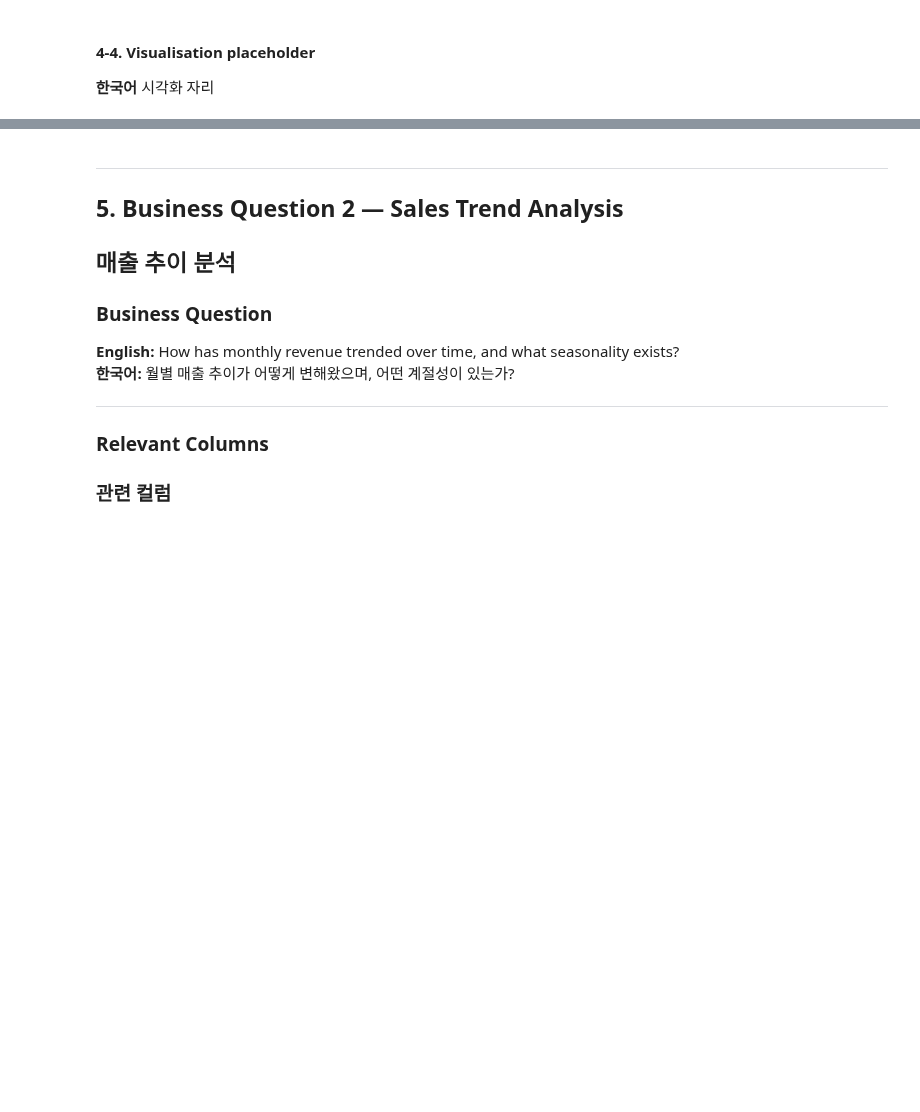
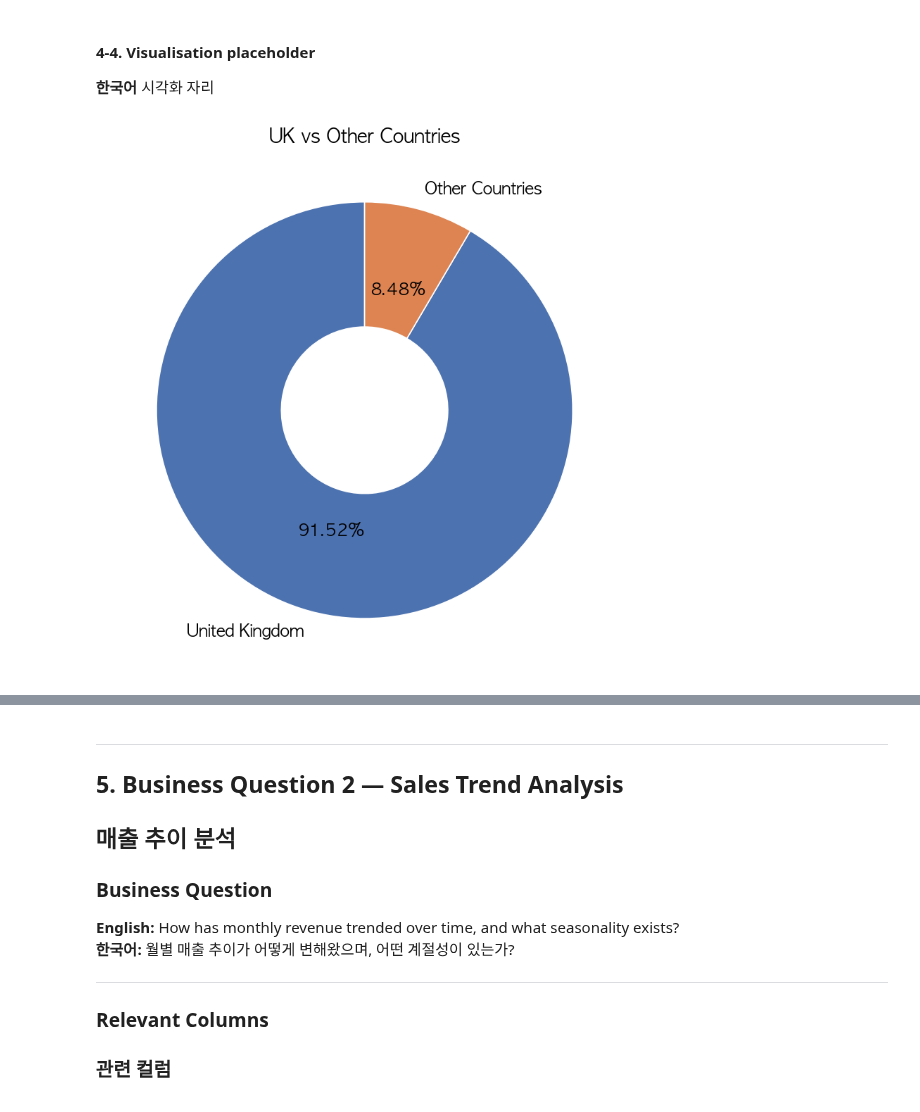
Before and after one commit to BookiChoi/BA-Portfolio, a Jupyter notebook: Projects/Cornerstone_Data_Pipeline/notebooks/business_eda.ipynb, the cells around one changed output, grey strips where cells are left out. Saved outputs shown, nothing was run; the diff lists cells and outputs as text; code cells hidden in the pictures; blank space fills up the shorter version.

```diff
--- a/Projects/Cornerstone_Data_Pipeline/notebooks/business_eda.ipynb
+++ b/Projects/Cornerstone_Data_Pipeline/notebooks/business_eda.ipynb
@@ -217,7 +217,6 @@ See https://pandas.pydata.org/docs/user_guide/migration-3-strings.html#string-mi
 # %% [markdown]
 #### Date Range (데이터 기간)
 # %%
-df_raw['InvoiceDate'] = pd.to_datetime(df_raw['InvoiceDate'])
 print(f"Start (시작): {df_raw['InvoiceDate'].min()}")
 print(f"End   (종료): {df_raw['InvoiceDate'].max()}")
 # %% [output]
@@ -262,0 +301,12 @@ End   (종료): 2011-12-09 12:50:00
+# %%
+# ==========================================================
+# Exclude Ambiguous Countries
+# 애매한 국가 제외
+# ==========================================================
+
+# Remove Unspecified, European Community
+exclude_countries = ["Unspecified", "European Community"]
+df_raw = df_raw[~df_raw["Country"].isin(exclude_countries)]
+
+print(f"Excluded countries (제외된 국가): {exclude_countries}")
+print(f"Remaining rows (남은 행): {len(df_raw):,}")
@@ -280,0 +592,27 @@ End   (종료): 2011-12-09 12:50:00
+# %%
+# ==========================================================
+# Visualisation — UK vs Other Countries (Donut Chart)
+# 시각화 — UK vs 기타 국가 (도넛 차트)
+# ==========================================================
+
+uk_count = country_count["United Kingdom"]
+others_count = len(df_raw) - uk_count
+
+labels = ["United Kingdom", "Other Countries"]
+sizes = [uk_count, others_count]
+colors = ["#4C72B0", "#DD8452"]
+
+plt.figure(figsize=(8, 8))
+plt.pie(
+    sizes,
+    labels=labels,
+    colors=colors,
+    autopct="%1.2f%%",
+    startangle=90,
+    textprops={"fontsize": 14},
+    wedgeprops={"edgecolor": "white", "width": 0.6},
+)
+plt.title("UK vs Other Countries", fontsize=16)
+plt.show()
+# %% [output]
+[figure, added]
```
Also changed, not shown: parts of 20 cells of this notebook.
